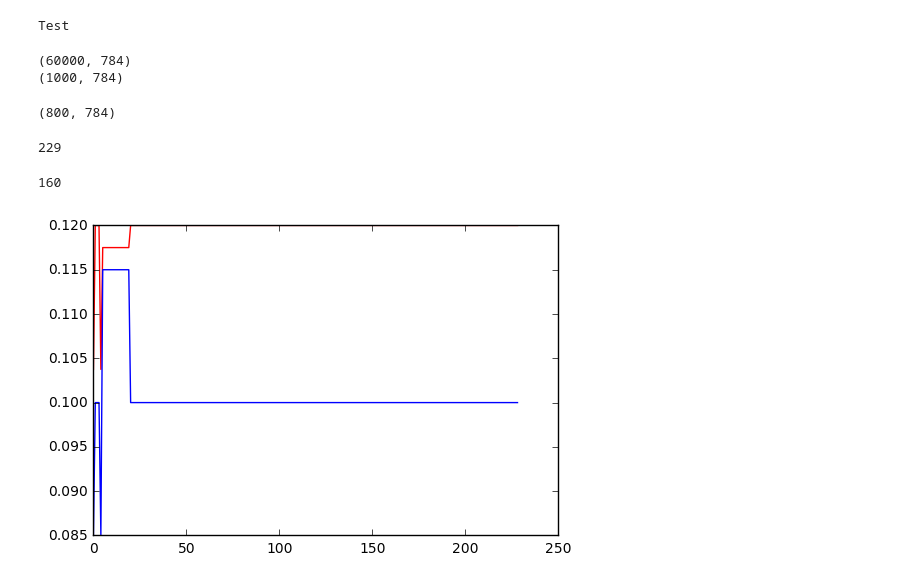
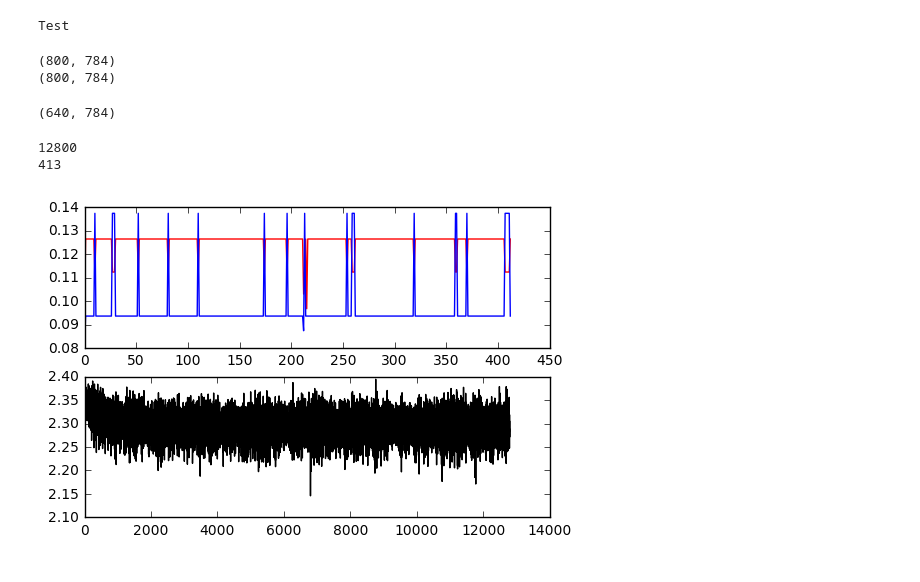
Before and after one commit to phamquangkhang/prml_practice, a Jupyter notebook: Neural Network.ipynb, the cells around one changed output. Cells and saved outputs as stored; diff of their text form; code cells hidden in the pictures.

```diff
--- a/Neural Network.ipynb
+++ b/Neural Network.ipynb
@@ -52,10 +52,10 @@ x_train = x_train[:1000]
 t_train = t_train[:1000]
 print(x_train.shape)
 max_epochs = 20
-epocs=200
+epocs=400
 train_size = x_train.shape[0]
 batch_size = 100
-learning_rate = 0.01
+learning_rate = 0.1
 weight_init_std = 0.01
 
 validation_rate = 0.20
@@ -66,34 +66,37 @@ t_val = t_train[:validation_num]
 x_train = x_train[validation_num:]
 t_train = t_train[validation_num:]
 # %% [output]
-(60000, 784)
-(1000, 784)
+(800, 784)
+(800, 784)
 # %%
 print(x_train.shape)
 model = Model(input_size=784, hidden_size_list=[100, 100, 100, 100, 100], output_size=10,
-                                weight_init_std=weight_init_std,activation='Relu', weight_decay_lambda=0.1,
+                                weight_init_std=weight_init_std,activation='Relu', weight_decay_lambda=0.01,
                  use_weight_init_std=True, use_dropout = False, dropout_ratio = 0.5, use_batchnorm=False)
 train = Train(model, x_train, t_train, x_val, t_val,
-                      epochs=epocs, mini_batch_size=100,
+                      epochs=epocs, mini_batch_size=20,
                       optimizer='sgd', optimizer_param={'lr': learning_rate}, verbose=False)
 # %% [output]
-(800, 784)
+(640, 784)
 # %%
 train.train()
 # %%
 train_acc, test_acc = train.train_accuracy_list, train.test_accuracy_list
-len(train_acc)
+loss = train.train_loss_list
+print(len(loss))
+print(len(train_acc))
 # %% [output]
-229
+12800
+413
-# %%
-train.max_iter
-# %% [output]
-160
 # %%
-iter_list = np.arange(len(train_acc))
+accuracy_iter_list = np.arange(len(train_acc))
+loss_iter_list = np.arange(len(loss))
 plt.figure(1)
-plt.plot(iter_list, train_acc,'r')
-plt.plot(iter_list, test_acc,'b')
+plt.subplot(211)
+plt.plot(accuracy_iter_list, train_acc,'r')
+plt.plot(accuracy_iter_list, test_acc,'b')
+plt.subplot(212)
+plt.plot(loss_iter_list, loss,'black')
 plt.show()
 # %% [output]
-[figure, old version]
+[figure, new version]
```
